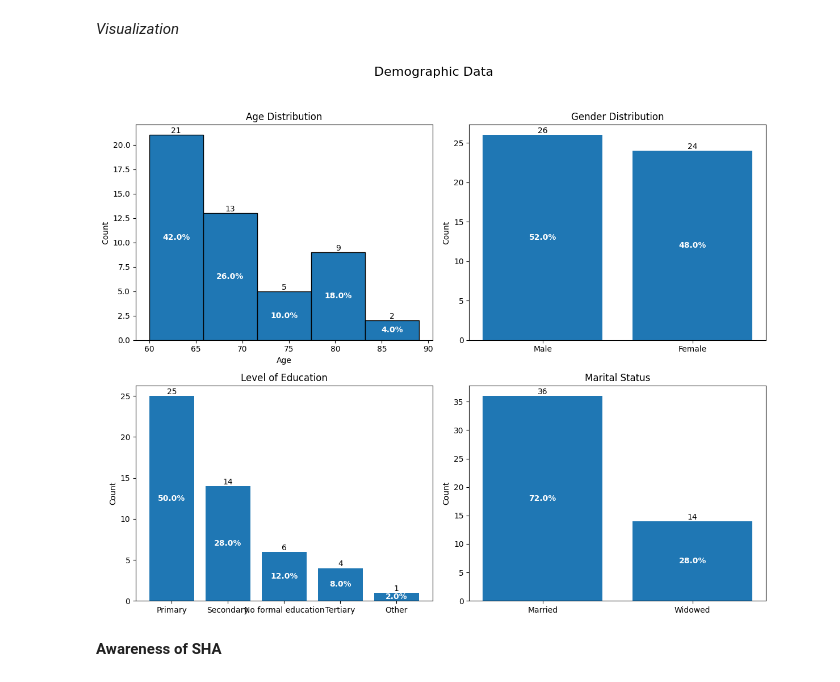
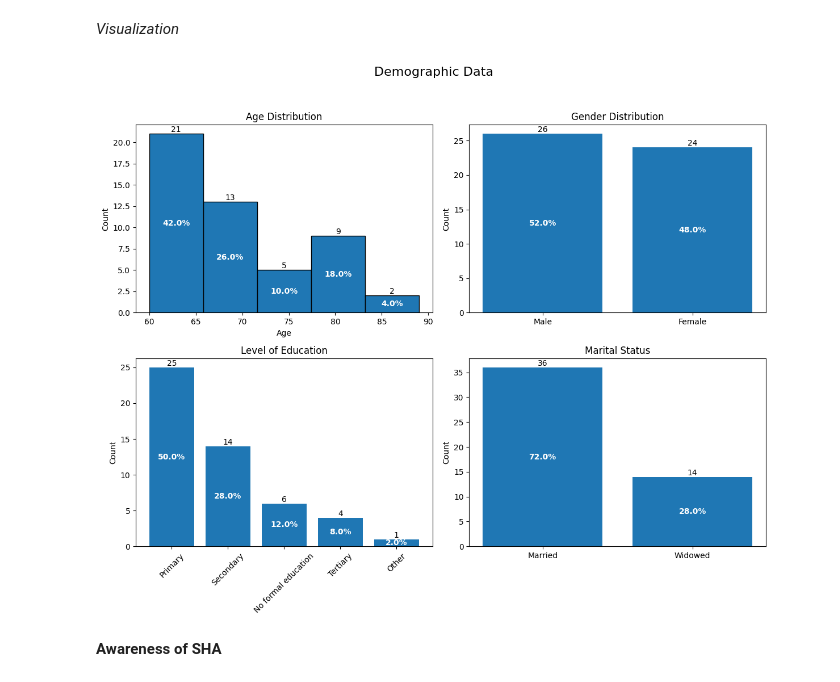
Before and after one commit to DennoCheru/Mosoriot, a Jupyter notebook: Mosoriot.ipynb, the cells around one changed output. Cells and saved outputs as stored; diff of their text form; code cells hidden in the pictures.

```diff
--- a/Mosoriot.ipynb
+++ b/Mosoriot.ipynb
@@ -374,35 +374,36 @@ for count, patch in zip(counts, patches):
         count,
         f'{int(count)}',
         ha='center',
         va='bottom',
         fontsize=10
     )
 
 # Sex Bar Chart
 plotBarWithLabels(
     axes[1],
     df_main['Sex'],
     'Gender Distribution'
 )
 
 # Level of Education - bar chart
 plotBarWithLabels(
     axes[2],
     df_main['Level of Education'],
-    'Level of Education'
+    'Level of Education',
+    rotate_xticks=True
 )
 
 # Marital Status - bar chart
 plotBarWithLabels(
     axes[3],
     df_main['Marital Status'],
     'Marital Status'
 )
 
 plt.tight_layout(rect=[0, 0, 1, 0.95])
 plt.show()
 # %% [output]
-[figure, old version]
+[figure, new version]
 # %% [markdown]
 **Awareness of SHA**
 # %% [markdown]
```
Also changed, not shown: parts of 2 cells of this notebook.
